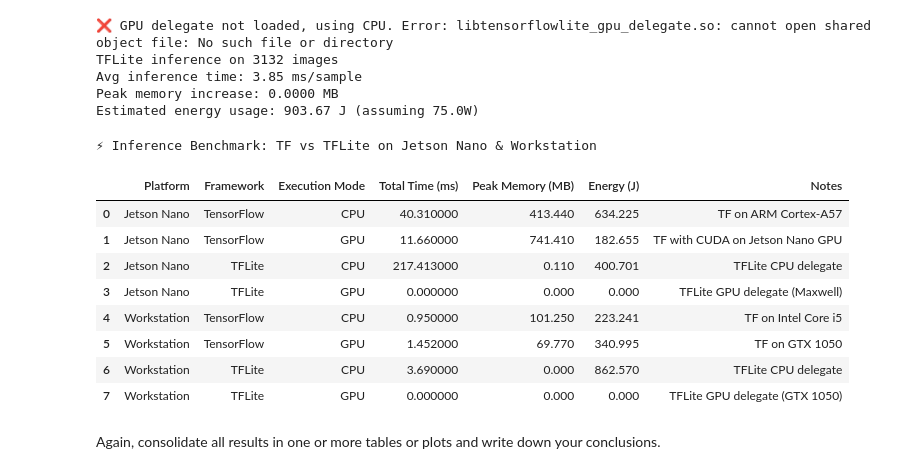
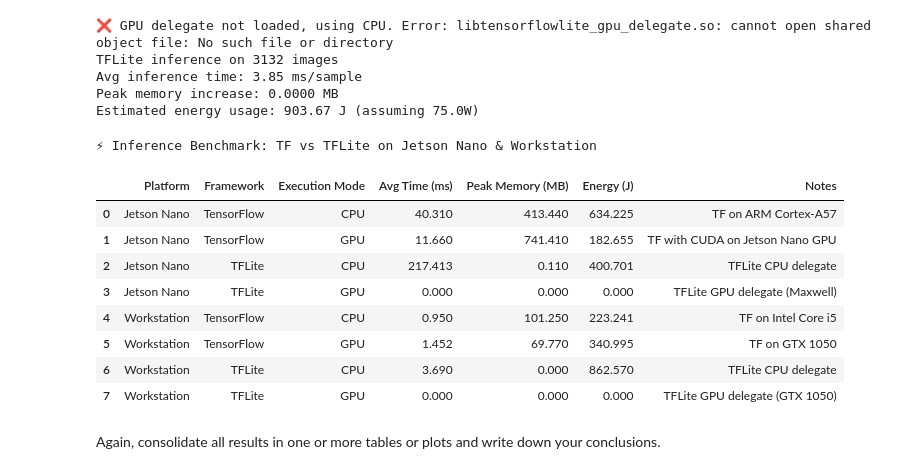
Before and after one commit to jusanchez6/Embedded-Machine-Learning, a Jupyter notebook: Lab3/Embedded_ML_Lab_3_Accelerators_for_ML.ipynb, the cells around one changed output. Saved outputs shown, nothing was run; the diff lists cells and outputs as text; code cells hidden in the pictures.

```diff
--- a/Lab3/Embedded_ML_Lab_3_Accelerators_for_ML.ipynb
+++ b/Lab3/Embedded_ML_Lab_3_Accelerators_for_ML.ipynb
@@ -1055,7 +1072,7 @@ data = {
         "CPU", "GPU", "CPU", "GPU",
         "CPU", "GPU", "CPU", "GPU"
     ],
-    "Total Time (ms)": [40.31, 11.66, 217.413, 0, 0.950, 1.452, 3.69, 0],
+    "Avg Time (ms)": [40.31, 11.66, 217.413, 0, 0.950, 1.452, 3.69, 0],
     "Peak Memory (MB)": [413.44, 741.41, 0.11, 0, 101.25, 69.77, 0, 0],
     "Energy (J)": [634.225, 182.655, 400.701, 0, 223.241, 340.995, 862.57, 0],
     "Notes": [
@@ -1076,42 +1093,42 @@ df = pd.DataFrame(data)
 # Highlight TFLite rows for clarity
 def highlight_tflite(row):
     if row['Framework'] == 'TFLite':
         return ['background-color: #003c3c; color: white'] * len(row)
     else:
         return ['background-color: #1e1e1e; color: white'] * len(row)
 
 # Apply styles
 styled_df = df.style \
     .set_caption("⚡ Inference Benchmark: TF vs TFLite on Jetson Nano & Workstation") \
     .format({
         "Avg Time (ms)": "{:.3f}",
         "Peak Memory (MB)": "{:.3f}",
         "Energy (J)": "{:.3f}"
     }) \
     .apply(highlight_tflite, axis=1) \
     .set_table_styles([
         {'selector': 'th', 'props': [('background-color', '#2a2a2a'),
                                      ('color', 'white'),
                                      ('font-weight', 'bold'),
                                      ('border', '1px solid #444')]},
         {'selector': 'caption', 'props': [('caption-side', 'top'),
                                           ('color', 'white'),
                                           ('font-size', '16px'),
                                           ('font-weight', 'bold')]}
     ])
 
 styled_df
 # %% [output]
 ⚡ Inference Benchmark: TF vs TFLite on Jetson Nano & Workstation
-|  | Platform | Framework | Execution Mode | Total Time (ms) | Peak Memory (MB) | Energy (J) | Notes |
-| 0 | Jetson Nano | TensorFlow | CPU | 40.310000 | 413.440 | 634.225 | TF on ARM Cortex-A57 |
-| 1 | Jetson Nano | TensorFlow | GPU | 11.660000 | 741.410 | 182.655 | TF with CUDA on Jetson Nano GPU |
-| 2 | Jetson Nano | TFLite | CPU | 217.413000 | 0.110 | 400.701 | TFLite CPU delegate |
-| 3 | Jetson Nano | TFLite | GPU | 0.000000 | 0.000 | 0.000 | TFLite GPU delegate (Maxwell) |
-| 4 | Workstation | TensorFlow | CPU | 0.950000 | 101.250 | 223.241 | TF on Intel Core i5 |
-| 5 | Workstation | TensorFlow | GPU | 1.452000 | 69.770 | 340.995 | TF on GTX 1050 |
-| 6 | Workstation | TFLite | CPU | 3.690000 | 0.000 | 862.570 | TFLite CPU delegate |
-| 7 | Workstation | TFLite | GPU | 0.000000 | 0.000 | 0.000 | TFLite GPU delegate (GTX 1050) |
+|  | Platform | Framework | Execution Mode | Avg Time (ms) | Peak Memory (MB) | Energy (J) | Notes |
+| 0 | Jetson Nano | TensorFlow | CPU | 40.310 | 413.440 | 634.225 | TF on ARM Cortex-A57 |
+| 1 | Jetson Nano | TensorFlow | GPU | 11.660 | 741.410 | 182.655 | TF with CUDA on Jetson Nano GPU |
+| 2 | Jetson Nano | TFLite | CPU | 217.413 | 0.110 | 400.701 | TFLite CPU delegate |
+| 3 | Jetson Nano | TFLite | GPU | 0.000 | 0.000 | 0.000 | TFLite GPU delegate (Maxwell) |
+| 4 | Workstation | TensorFlow | CPU | 0.950 | 101.250 | 223.241 | TF on Intel Core i5 |
+| 5 | Workstation | TensorFlow | GPU | 1.452 | 69.770 | 340.995 | TF on GTX 1050 |
+| 6 | Workstation | TFLite | CPU | 3.690 | 0.000 | 862.570 | TFLite CPU delegate |
+| 7 | Workstation | TFLite | GPU | 0.000 | 0.000 | 0.000 | TFLite GPU delegate (GTX 1050) |
 # %% [markdown]
 Again, consolidate all results in one or more tables or plots and write down your conclusions.
 # %%
```
Also changed, not shown: parts of 4 cells of this notebook.
